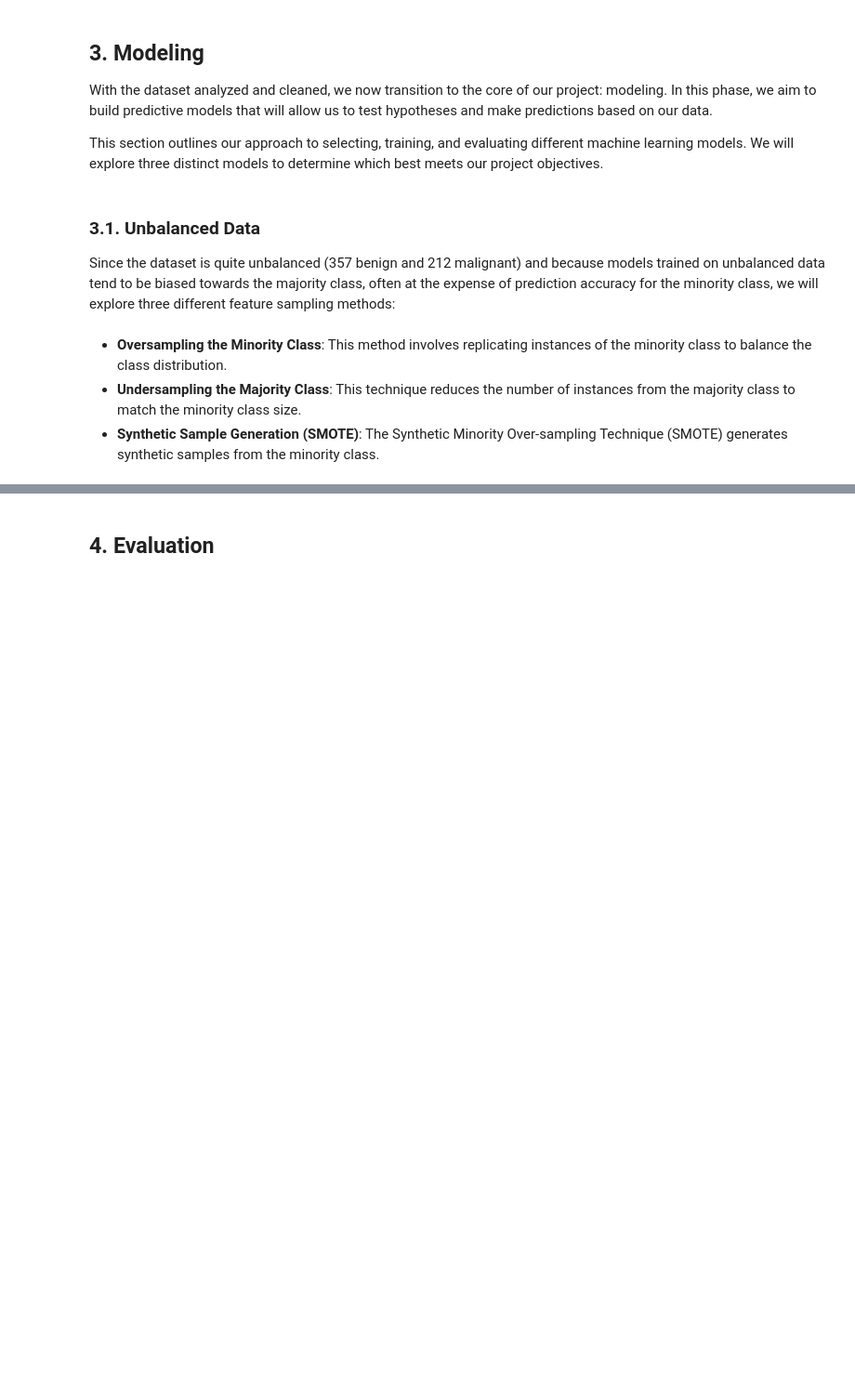
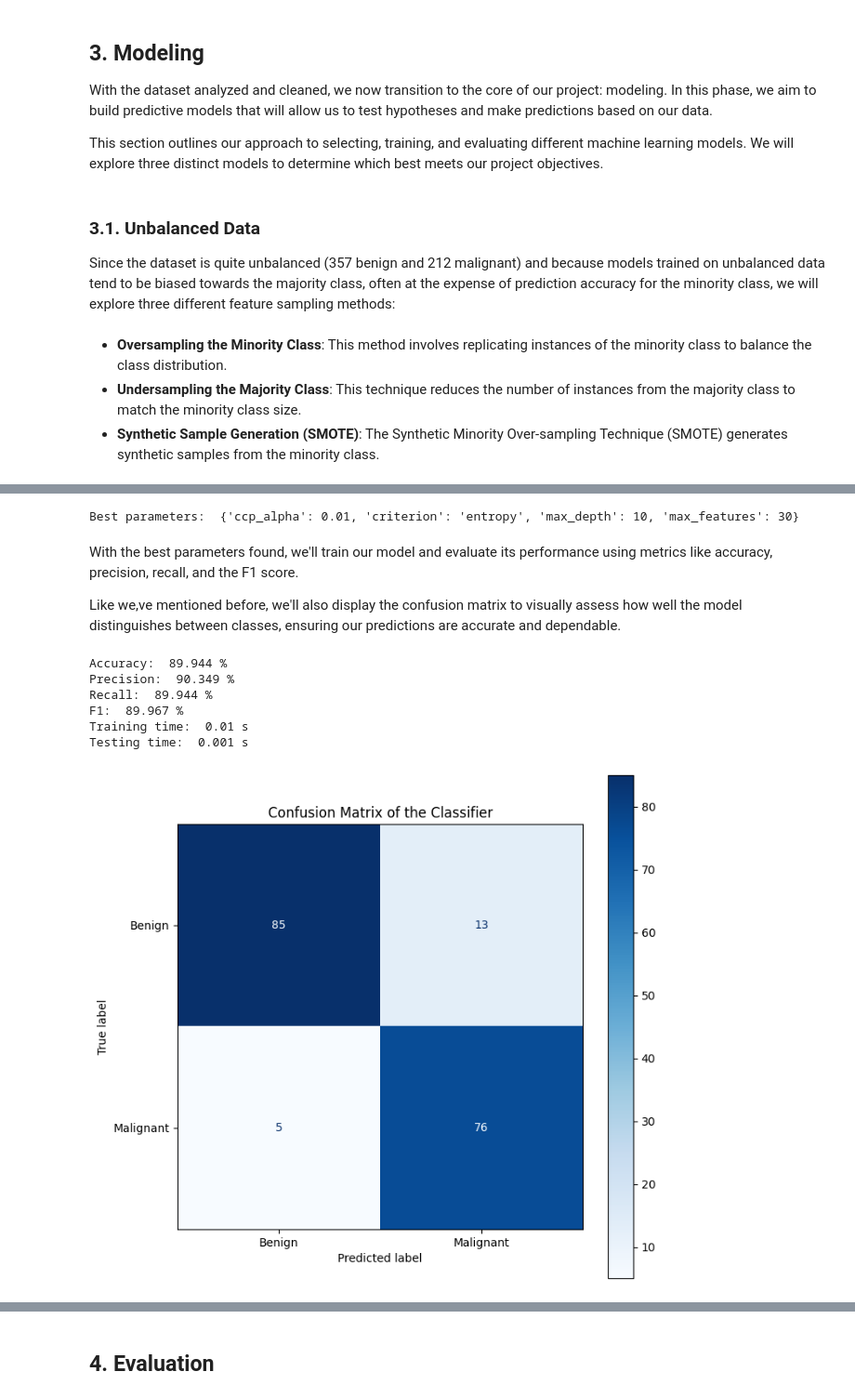
Before and after one commit to franciscaguimaraes/FEUP-IA, a Jupyter notebook: assignment2/src/notebook.ipynb, the cells around one changed output, grey strips where cells are left out. Shown at 93% size. Cells and saved outputs as stored; diff of their text form; code cells hidden in the pictures; blank space fills up the shorter version.

```diff
--- a/assignment2/src/notebook.ipynb
+++ b/assignment2/src/notebook.ipynb
@@ -756,0 +775,57 @@ plt.show()
+# %%
+dtc = DecisionTreeClassifier()
+
+best = True
+if (best):
+    parameter_grid = {'max_depth': [10],
+                    'max_features': [30],
+                    'criterion': ['entropy'],
+                    'ccp_alpha' : [0.010],
+                    }
+else:
+    parameter_grid = {'max_depth': [5,10, 15, 20, 25, 30],
+                    'max_features': [15, 20, 25, 30],
+                    'criterion': ['gini', 'entropy', 'log_loss'],
+                    'ccp_alpha' : [0.0,0.010,0.02,0.030,0.040],
+                    }
+
+# Using SMOTE to balance the dataset and split it into training and testing sets
+(training_inputs, testing_inputs, training_classes, testing_classes) = applySampling(
+    all_inputs, all_labels, 0.25)
+
+training_inputs = standardize(training_inputs)
+testing_inputs = standardize(testing_inputs)
+
+cross_validation = StratifiedKFold(n_splits=10)
+
+grid_search = GridSearchCV(dtc, param_grid=parameter_grid, cv=cross_validation)
+grid_search.fit(training_inputs, training_classes)
+
+print('Best parameters: ', grid_search.best_params_)
+# %% [output]
+Best parameters:  {'ccp_alpha': 0.01, 'criterion': 'entropy', 'max_depth': 10, 'max_features': 30}
+# %% [markdown]
+With the best parameters found, we'll train our model and evaluate its performance using metrics like accuracy, precision, recall, and the F1 score.
+
+Like we,ve mentioned before, we'll also display the confusion matrix to visually assess how well the model distinguishes between classes, ensuring our predictions are accurate and dependable.
+# %%
+# Train the model
+start_train = time.time()
+dtc.fit(training_inputs, training_classes)
+end_train = time.time()
+
+# Test the model
+start_test = time.time()
+testing_predictions = dtc.predict(testing_inputs)
+end_test = time.time()
+
+# Model evaluation
+applyMetrics(dtc, testing_predictions, testing_inputs, testing_classes, start_train, end_train, start_test, end_test)
+# %% [output]
+Accuracy:  89.944 %
+Precision:  90.349 %
+Recall:  89.944 %
+F1:  89.967 %
+Training time:  0.01 s
+Testing time:  0.001 s
+[figure, added]
```
Also changed, not shown: parts of 54 cells of this notebook.
